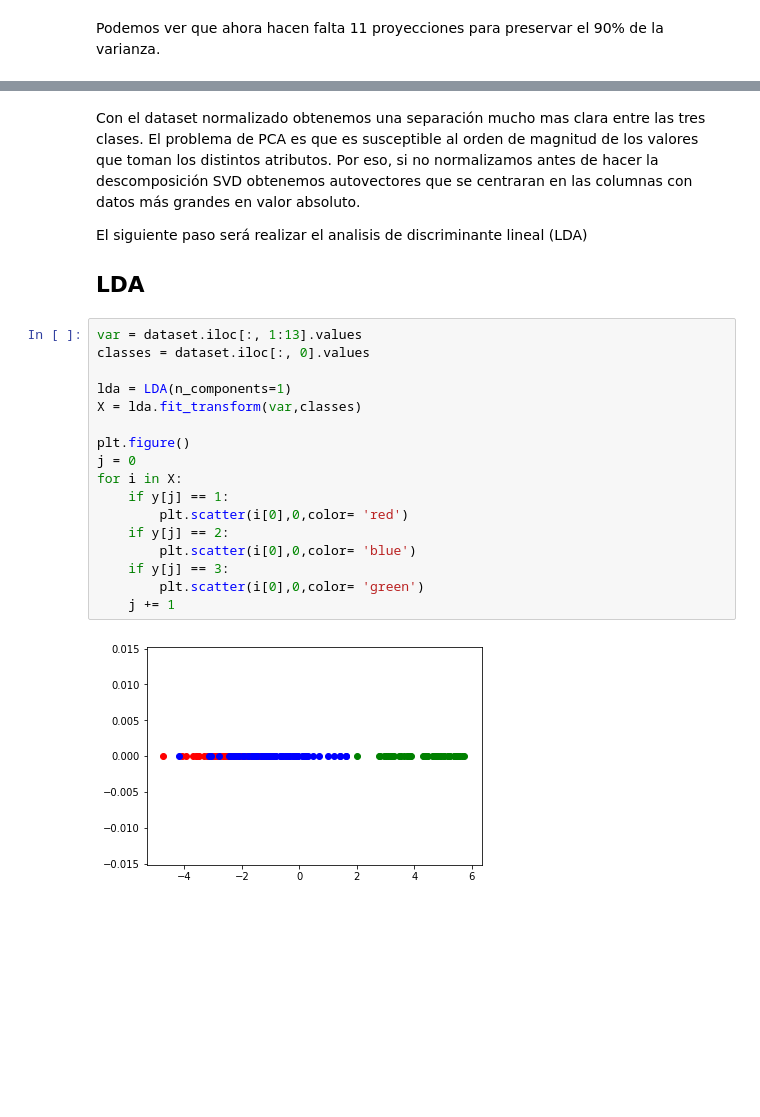
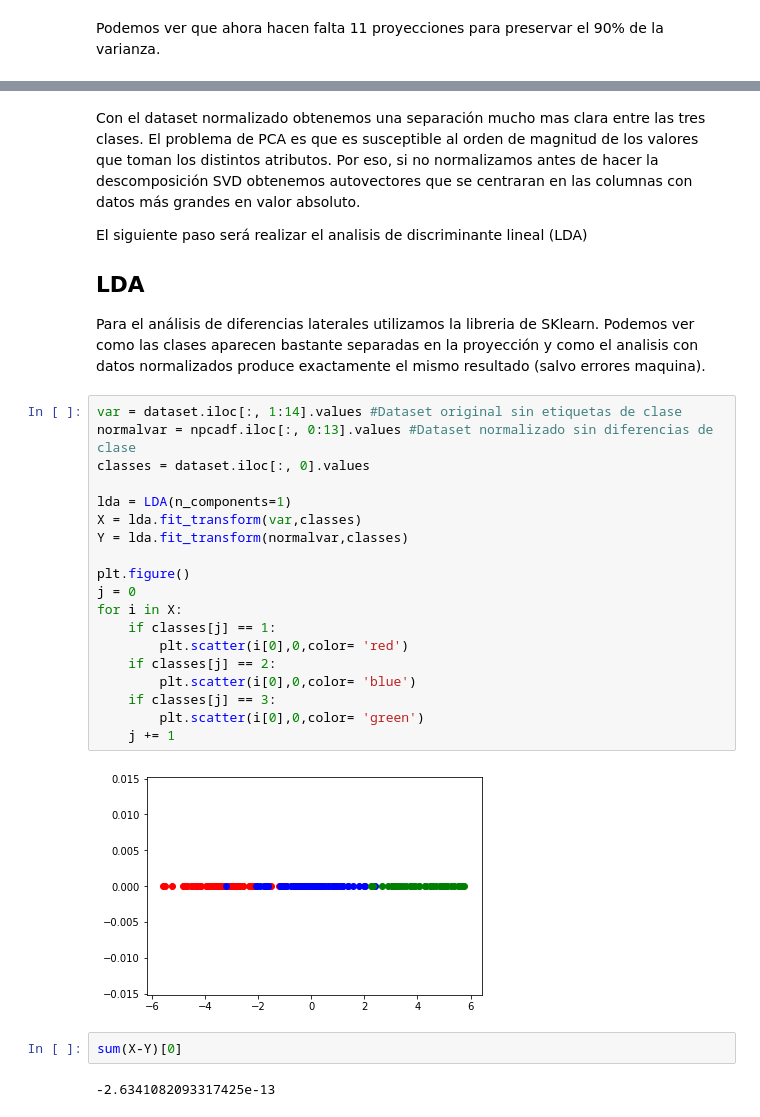
Before and after one commit to davidvicentemartinez/MachineLearning, a Jupyter notebook: parte 2/Parte2.ipynb, the cells around one changed output, grey strips where cells are left out. Saved outputs shown, nothing was run; the diff lists cells and outputs as text; blank space fills up the shorter version.

```diff
--- a/parte 2/Parte2.ipynb
+++ b/parte 2/Parte2.ipynb
@@ -344,22 +338,30 @@ Con el dataset normalizado obtenemos una separación mucho mas clara entre las t
 El siguiente paso será realizar el analisis de discriminante lineal (LDA)
 
 ## LDA
+
+Para el análisis de diferencias laterales utilizamos la libreria de SKlearn. Podemos ver como las clases aparecen bastante separadas en la proyección y como el analisis con datos normalizados produce exactamente el mismo resultado (salvo errores maquina).
 # %%
-var = dataset.iloc[:, 1:13].values
+var = dataset.iloc[:, 1:14].values #Dataset original sin etiquetas de clase
+normalvar = npcadf.iloc[:, 0:13].values #Dataset normalizado sin diferencias de clase
 classes = dataset.iloc[:, 0].values
 
 lda = LDA(n_components=1)
 X = lda.fit_transform(var,classes)
+Y = lda.fit_transform(normalvar,classes)
 
 plt.figure()
 j = 0
 for i in X:
-    if y[j] == 1:
+    if classes[j] == 1:
         plt.scatter(i[0],0,color= 'red')
-    if y[j] == 2:
+    if classes[j] == 2:
         plt.scatter(i[0],0,color= 'blue')
-    if y[j] == 3:
+    if classes[j] == 3:
         plt.scatter(i[0],0,color= 'green')
     j += 1
 # %% [output]
-[figure, old version]
+[figure, new version]
+# %%
+sum(X-Y)[0]
+# %% [output]
+-2.6341082093317425e-13
```
Also changed, not shown: parts of 21 cells of this notebook.
